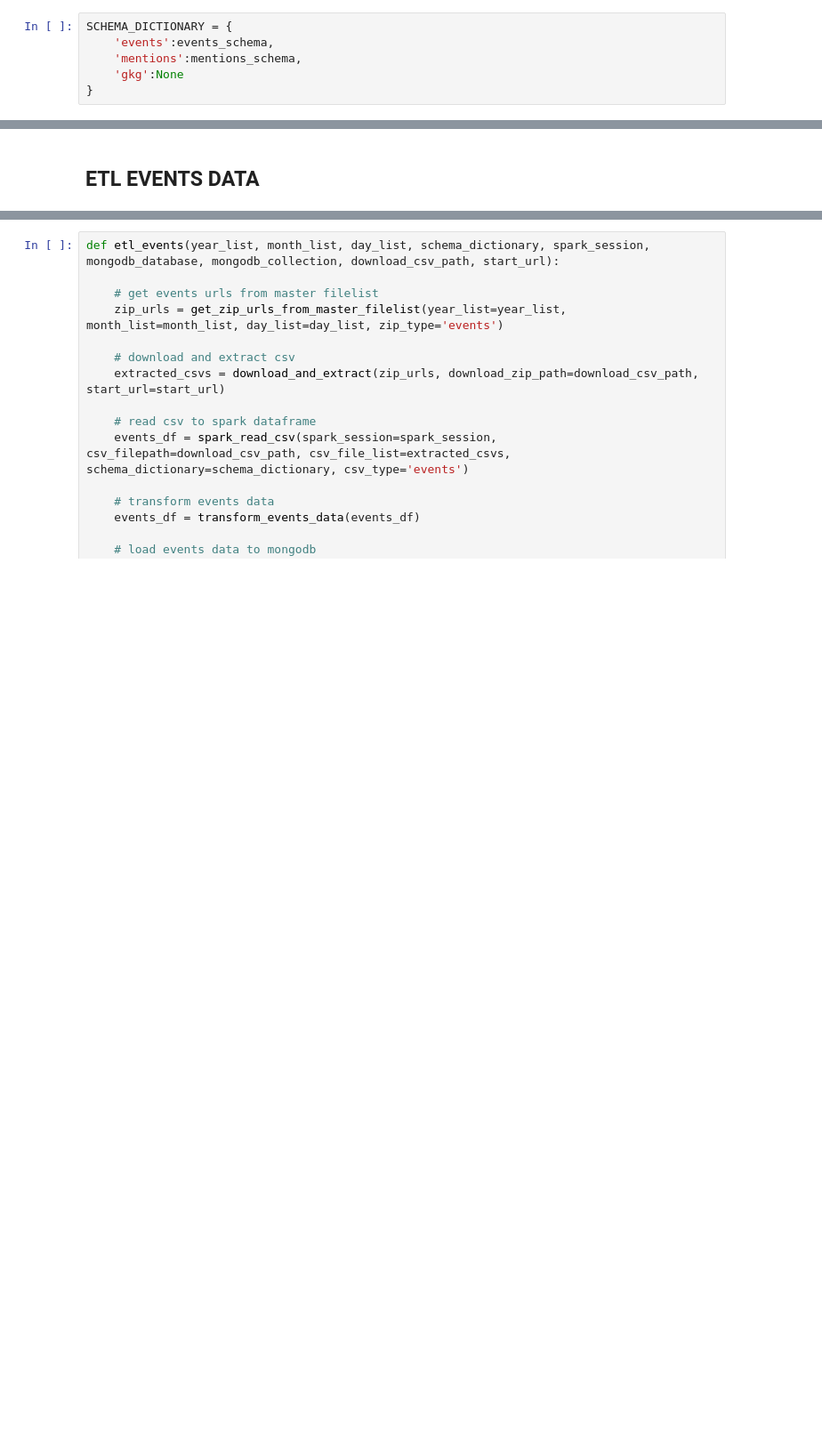
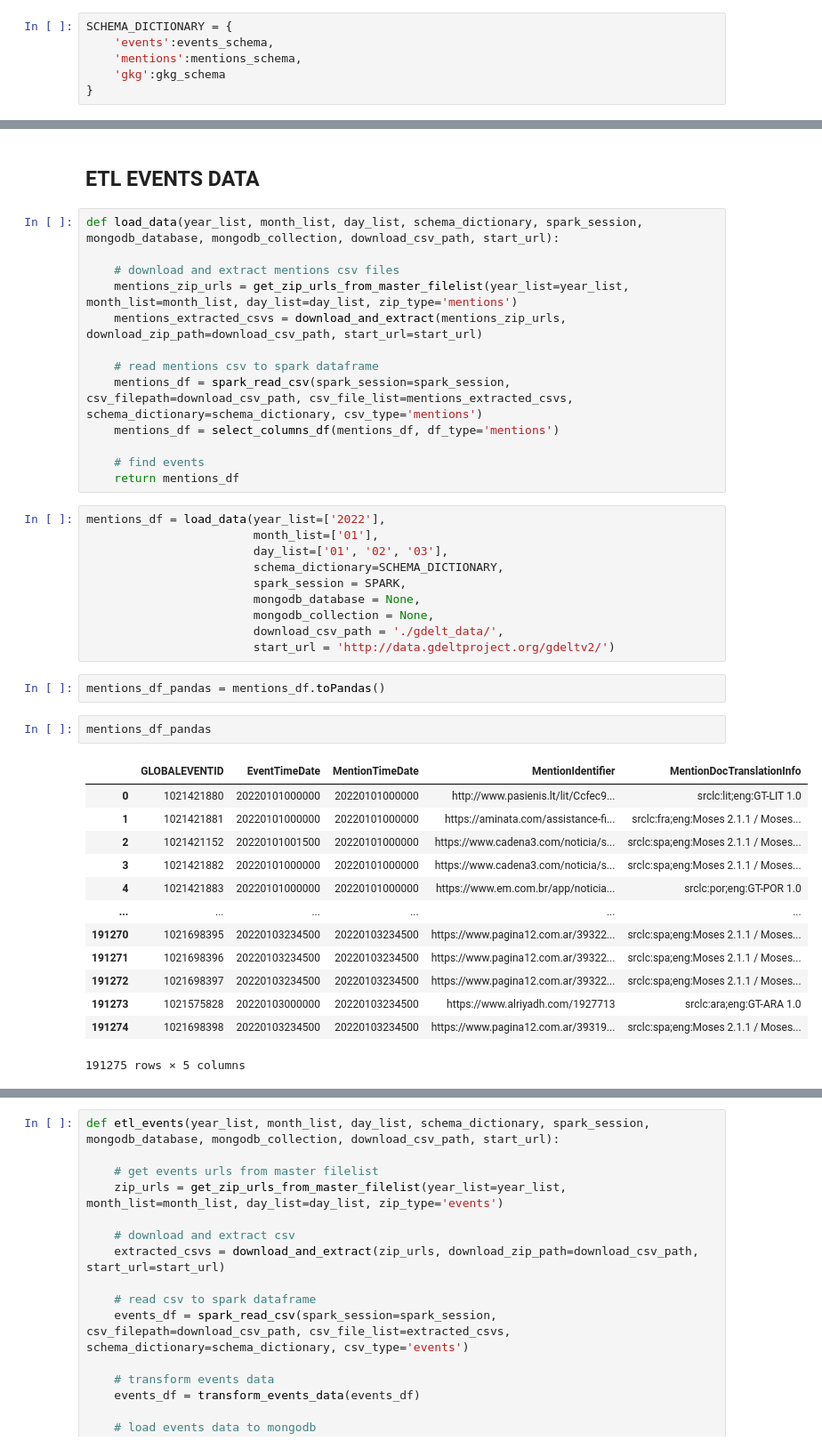
Before and after one commit to Kovi11Day/telecom_paris_nosql, a Jupyter notebook: load_data.ipynb, the cells around one changed output, grey strips where cells are left out. Shown at 89% size. Cells and saved outputs as stored; diff of their text form; blank space fills up the shorter version.

```diff
--- a/load_data.ipynb
+++ b/load_data.ipynb
@@ -234,7 +273,7 @@ mentions_schema = StructType([
 SCHEMA_DICTIONARY = {
     'events':events_schema,
     'mentions':mentions_schema,
-    'gkg':None
+    'gkg':gkg_schema
 }
 # %% [markdown]
 ## spark session
@@ -295,3 +354,44 @@ def load_mongodb(spark_dataframe, mongodb_database, mongodb_collection):
     spark_dataframe.write.format('mongodb').option("database",mongodb_database).option("collection", mongodb_collection).mode("append").save()
 # %% [markdown]
 ## ETL EVENTS DATA
+# %%
+def load_data(year_list, month_list, day_list, schema_dictionary, spark_session, mongodb_database, mongodb_collection, download_csv_path, start_url):
+
+    # download and extract mentions csv files
+    mentions_zip_urls = get_zip_urls_from_master_filelist(year_list=year_list, month_list=month_list, day_list=day_list, zip_type='mentions')
+    mentions_extracted_csvs = download_and_extract(mentions_zip_urls, download_zip_path=download_csv_path, start_url=start_url)
+
+    # read mentions csv to spark dataframe
+    mentions_df = spark_read_csv(spark_session=spark_session, csv_filepath=download_csv_path, csv_file_list=mentions_extracted_csvs, schema_dictionary=schema_dictionary, csv_type='mentions')
+    mentions_df = select_columns_df(mentions_df, df_type='mentions')
+
+    # find events
+    return mentions_df
+# %%
+mentions_df = load_data(year_list=['2022'],
+                        month_list=['01'],
+                        day_list=['01', '02', '03'],
+                        schema_dictionary=SCHEMA_DICTIONARY,
+                        spark_session = SPARK,
+                        mongodb_database = None,
+                        mongodb_collection = None,
+                        download_csv_path = './gdelt_data/',
+                        start_url = 'http://data.gdeltproject.org/gdeltv2/')
+# %%
+mentions_df_pandas = mentions_df.toPandas()
+# %%
+mentions_df_pandas
+# %% [output]
+|  | GLOBALEVENTID | EventTimeDate | MentionTimeDate | MentionIdentifier | MentionDocTranslationInfo |
+| 0 | 1021421880 | 20220101000000 | 20220101000000 | http://www.pasienis.lt/lit/Ccfec9... | srclc:lit;eng:GT-LIT 1.0 |
+| 1 | 1021421881 | 20220101000000 | 20220101000000 | https://aminata.com/assistance-fi... | srclc:fra;eng:Moses 2.1.1 / Moses... |
+| 2 | 1021421152 | 20220101001500 | 20220101000000 | https://www.cadena3.com/noticia/s... | srclc:spa;eng:Moses 2.1.1 / Moses... |
+| 3 | 1021421882 | 20220101000000 | 20220101000000 | https://www.cadena3.com/noticia/s... | srclc:spa;eng:Moses 2.1.1 / Moses... |
+| 4 | 1021421883 | 20220101000000 | 20220101000000 | https://www.em.com.br/app/noticia... | srclc:por;eng:GT-POR 1.0 |
+| ... | ... | ... | ... | ... | ... |
+| 191270 | 1021698395 | 20220103234500 | 20220103234500 | https://www.pagina12.com.ar/39322... | srclc:spa;eng:Moses 2.1.1 / Moses... |
+| 191271 | 1021698396 | 20220103234500 | 20220103234500 | https://www.pagina12.com.ar/39322... | srclc:spa;eng:Moses 2.1.1 / Moses... |
+| 191272 | 1021698397 | 20220103234500 | 20220103234500 | https://www.pagina12.com.ar/39322... | srclc:spa;eng:Moses 2.1.1 / Moses... |
+| 191273 | 1021575828 | 20220103000000 | 20220103234500 | https://www.alriyadh.com/1927713 | srclc:ara;eng:GT-ARA 1.0 |
+| 191274 | 1021698398 | 20220103234500 | 20220103234500 | https://www.pagina12.com.ar/39319... | srclc:spa;eng:Moses 2.1.1 / Moses... |
+191275 rows × 5 columns
```
Also changed, not shown: parts of 19 cells of this notebook.
